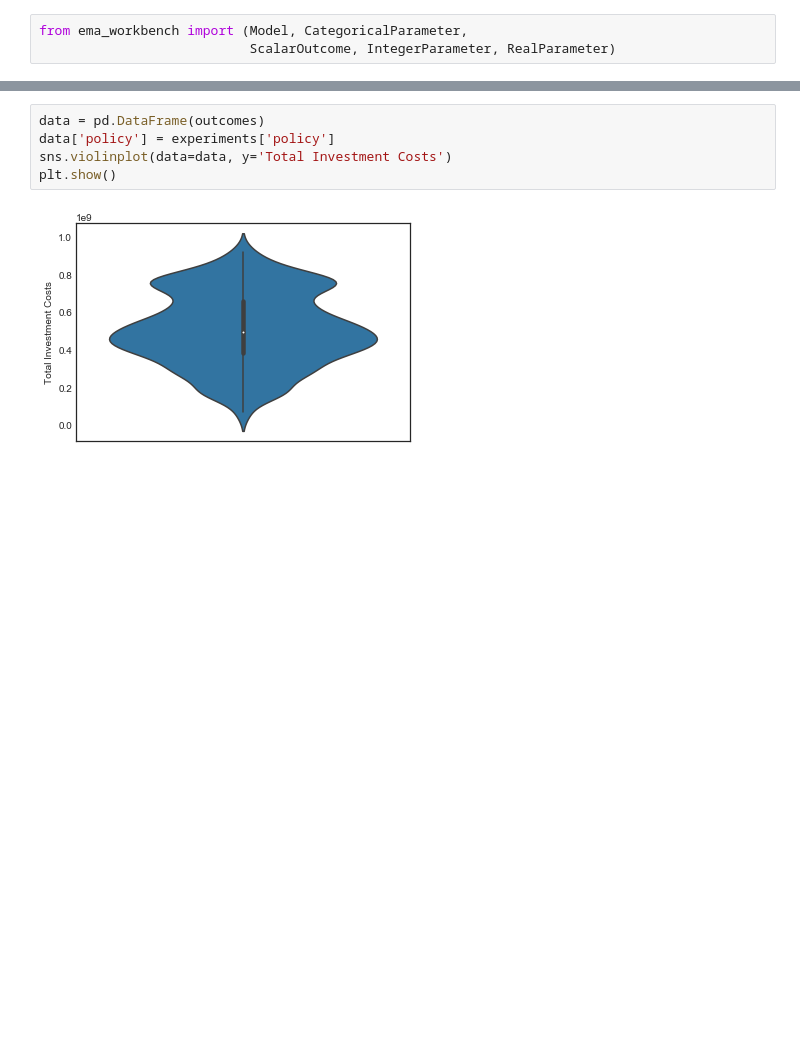
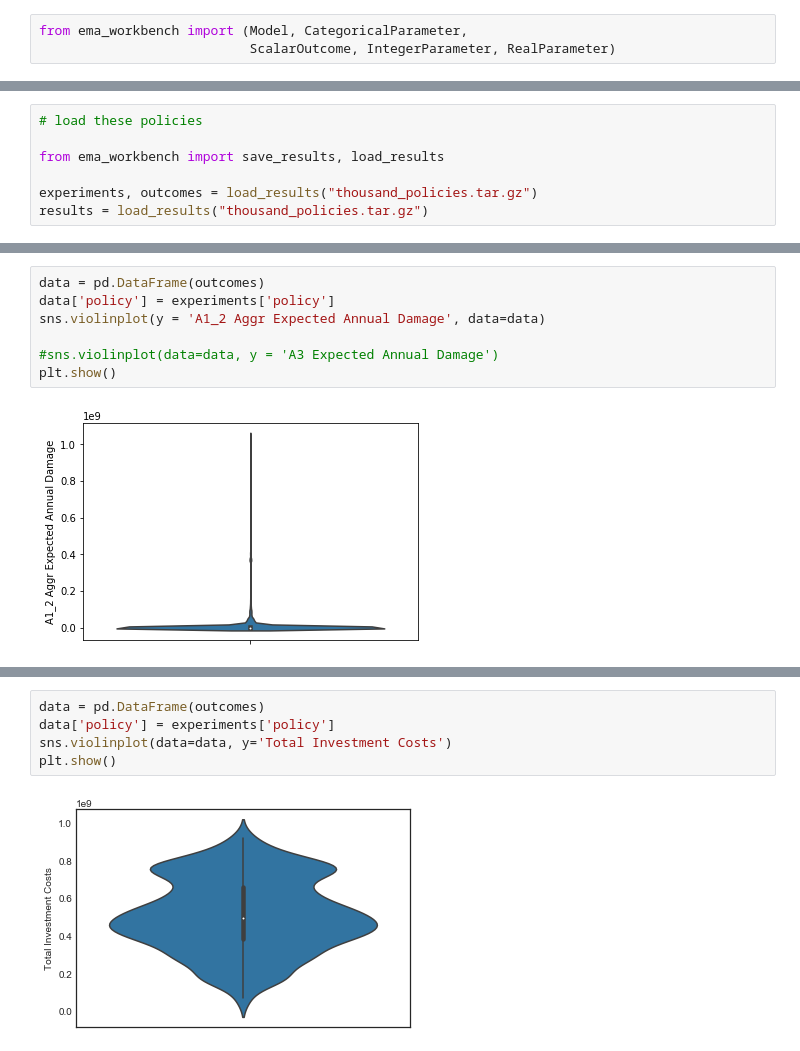
Before and after one commit to herzogrh/EPA1361, a Jupyter notebook: final assignment/Optimization Moro.ipynb, the cells around one changed output, grey strips where cells are left out. Saved outputs shown, nothing was run; the diff lists cells and outputs as text; blank space fills up the shorter version.

```diff
--- a/final assignment/Optimization Moro.ipynb
+++ b/final assignment/Optimization Moro.ipynb
@@ -106,0 +179,7 @@ with MultiprocessingEvaluator(model) as evaluator:
+# %%
+# load these policies
+
+from ema_workbench import save_results, load_results
+
+experiments, outcomes = load_results("thousand_policies.tar.gz")
+results = load_results("thousand_policies.tar.gz")
@@ -106,0 +258,9 @@ with MultiprocessingEvaluator(model) as evaluator:
+# %%
+data = pd.DataFrame(outcomes)
+data['policy'] = experiments['policy']
+sns.violinplot(y = 'A1_2 Aggr Expected Annual Damage', data=data)
+
+#sns.violinplot(data=data, y = 'A3 Expected Annual Damage')
+plt.show()
+# %% [output]
+[figure, added]
```
Also changed, not shown: parts of 35 cells of this notebook, 6 other files.
